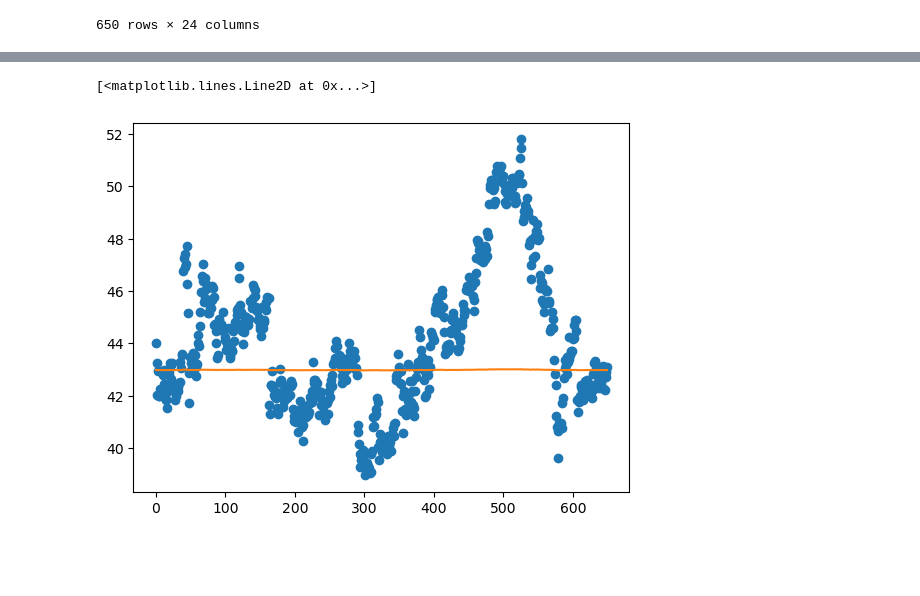
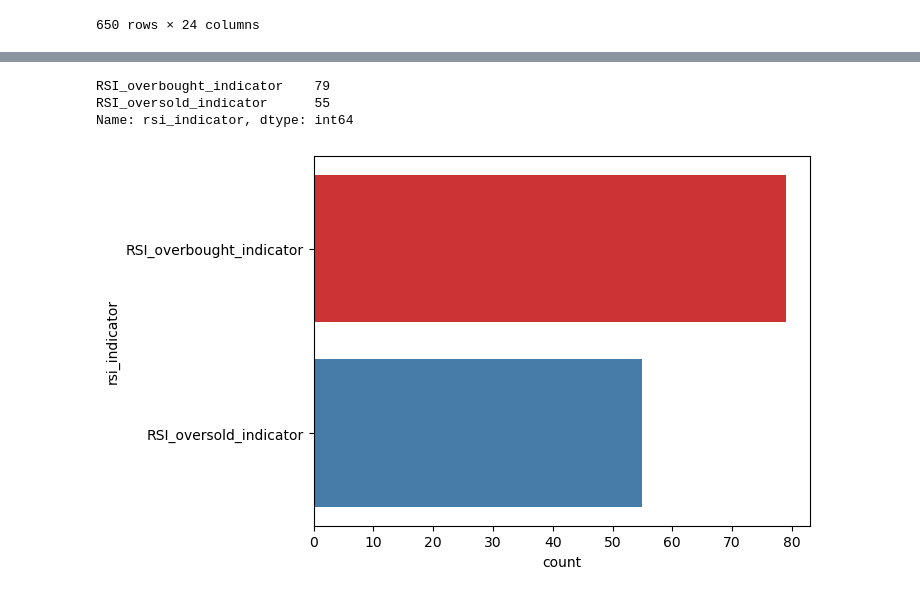
Before and after one commit to Deanw123outlook/Stocks-and-Shares, a Jupyter notebook: Trading Strategies/visuals.ipynb, the cells around one changed output, grey strips where cells are left out. Cells and saved outputs as stored; diff of their text form; code cells hidden in the pictures; blank space fills up the shorter version.

```diff
--- a/Trading Strategies/visuals.ipynb
+++ b/Trading Strategies/visuals.ipynb
@@ -173,10 +188,9 @@ plt.show()
-# %%
-#create basic scatterplot
-plt.plot(df.index, df.Close, 'o')
-#obtain m (slope) and b(intercept) of linear regression line
-m, b = np.polyfit(df.index, df.Close, 1)
-#add linear regression line to scatterplot
-plt.plot(df.index, m*df.Close+b)
-# %% [output]
-[<matplotlib.lines.Line2D at 0x...>]
-[figure, removed]
+# %%
+# count plot along y axis
+sns.countplot(y ='rsi_indicator', palette = "Set1", data = df)
+print(df['rsi_indicator'].value_counts())
+# %% [output]
+RSI_overbought_indicator    79
+RSI_oversold_indicator      55
+Name: rsi_indicator, dtype: int64
+[figure, added]
```
Also changed, not shown: parts of 3 cells of this notebook, 1 other file.
